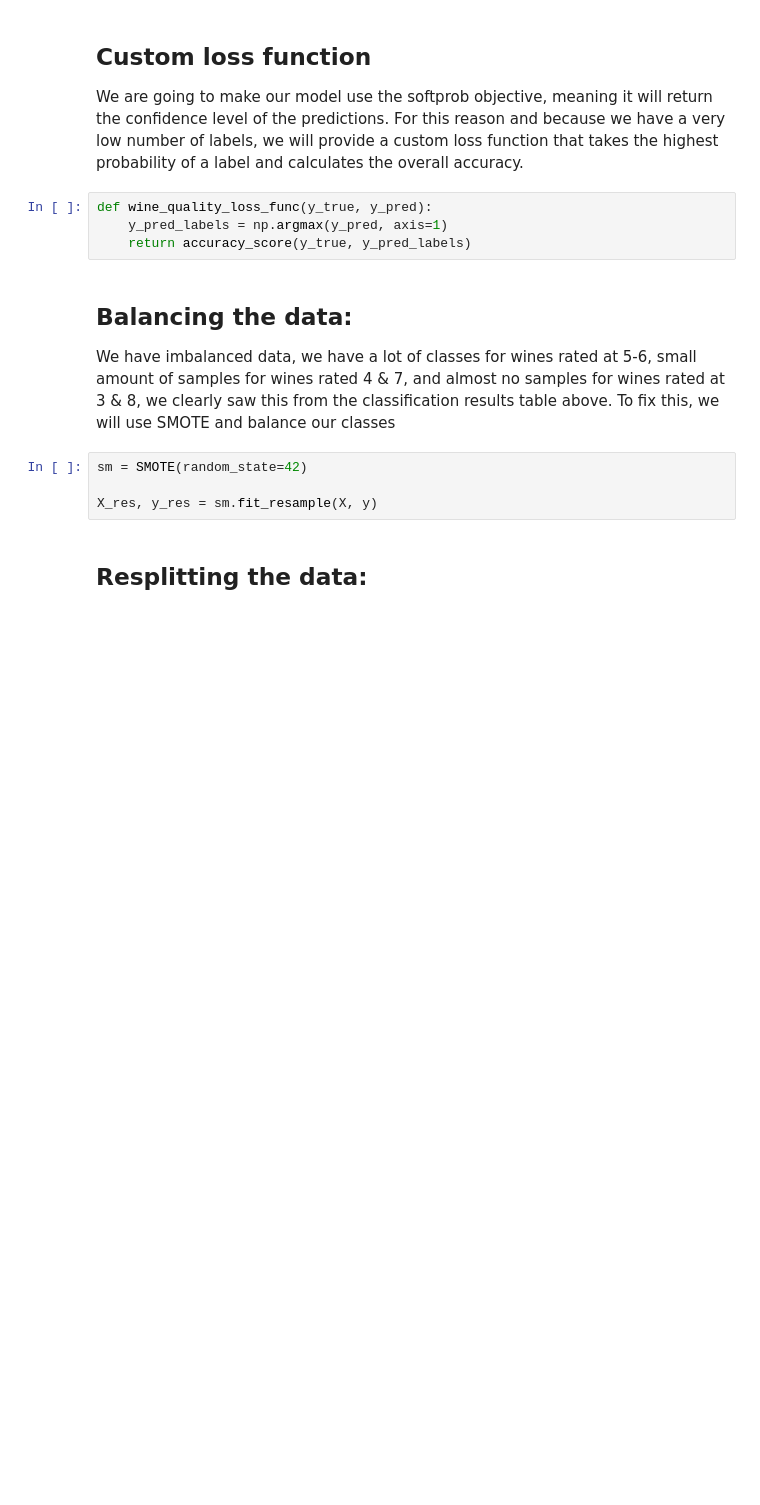
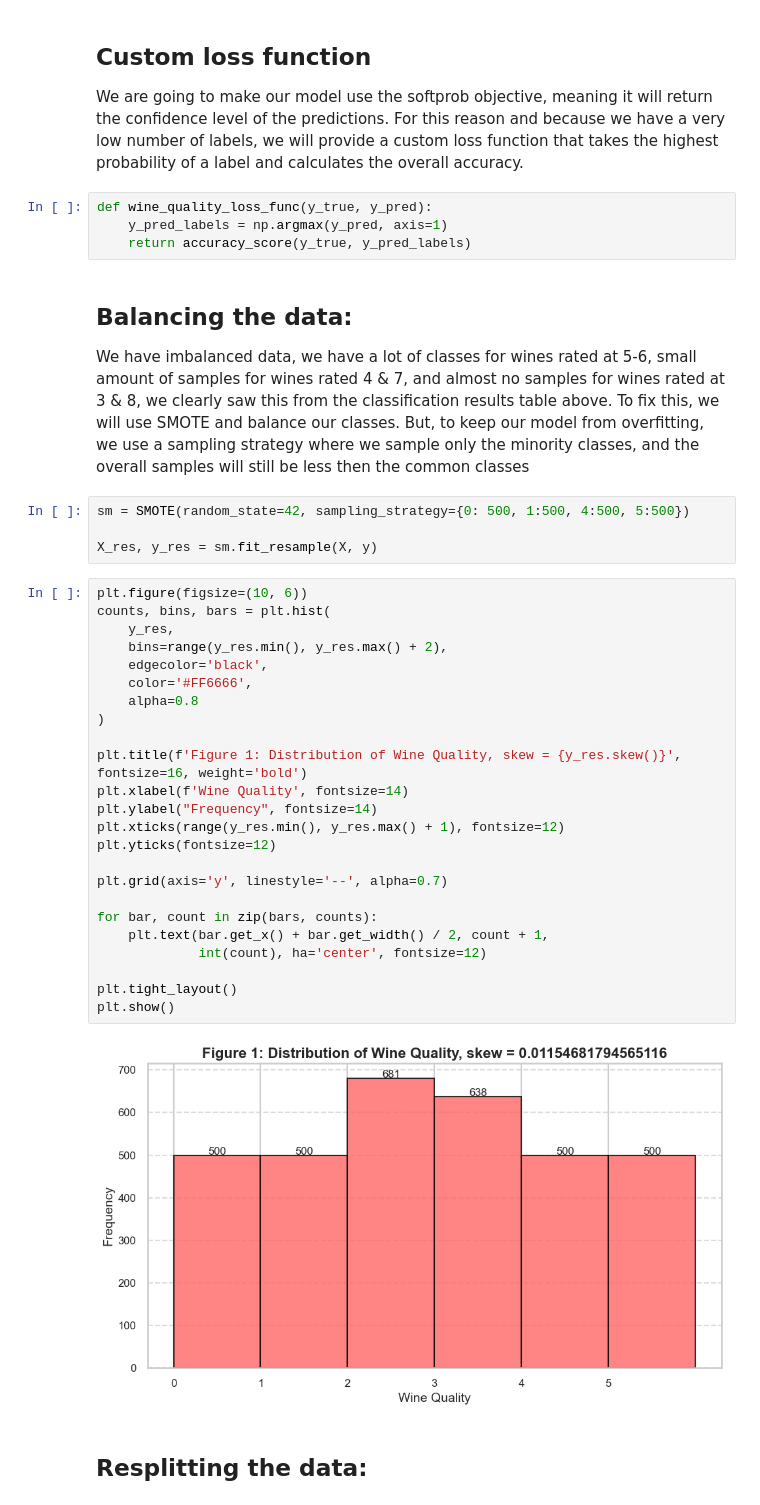
Before and after one commit to airbagdeer/tabular-ds-project, a Jupyter notebook: EX2.ipynb, the cells around one changed output. Cells and saved outputs as stored; diff of their text form; blank space fills up the shorter version.

```diff
--- a/EX2.ipynb
+++ b/EX2.ipynb
@@ -216,11 +212,37 @@ def wine_quality_loss_func(y_true, y_pred):
 # %% [markdown]
 ## Balancing the data:
 
-We have imbalanced data, we have a lot of classes for wines rated at 5-6, small amount of samples for wines rated 4 & 7, and almost no samples for wines rated at 3 & 8, we clearly saw this from the classification results table above. To fix this, we will use SMOTE and balance our classes
+We have imbalanced data, we have a lot of classes for wines rated at 5-6, small amount of samples for wines rated 4 & 7, and almost no samples for wines rated at 3 & 8, we clearly saw this from the classification results table above. To fix this, we will use SMOTE and balance our classes. But, to keep our model from overfitting, we use a sampling strategy where we sample only the minority classes, and the overall samples will still be less then the common classes
 # %%
-sm = SMOTE(random_state=42)
+sm = SMOTE(random_state=42, sampling_strategy={0: 500, 1:500, 4:500, 5:500})
 
 X_res, y_res = sm.fit_resample(X, y)
+# %%
+plt.figure(figsize=(10, 6))
+counts, bins, bars = plt.hist(
+    y_res,
+    bins=range(y_res.min(), y_res.max() + 2),
+    edgecolor='black',
+    color='#FF6666',
+    alpha=0.8
+)
+
+plt.title(f'Figure 1: Distribution of Wine Quality, skew = {y_res.skew()}', fontsize=16, weight='bold')
+plt.xlabel(f'Wine Quality', fontsize=14)
+plt.ylabel("Frequency", fontsize=14)
+plt.xticks(range(y_res.min(), y_res.max() + 1), fontsize=12)
+plt.yticks(fontsize=12)
+
+plt.grid(axis='y', linestyle='--', alpha=0.7)
+
+for bar, count in zip(bars, counts):
+    plt.text(bar.get_x() + bar.get_width() / 2, count + 1,
+             int(count), ha='center', fontsize=12)
+
+plt.tight_layout()
+plt.show()
+# %% [output]
+[figure, added]
 # %% [markdown]
 ## Resplitting the data:
 # %%
```
Also changed, not shown: parts of 19 cells of this notebook, 2 other files.
